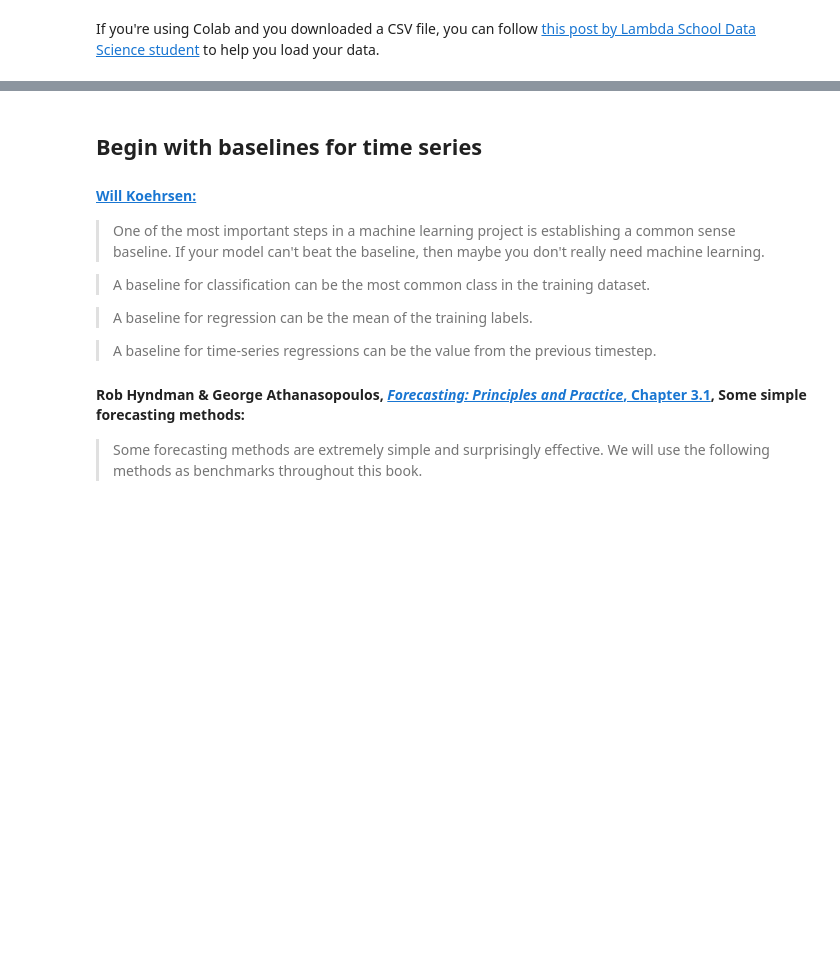
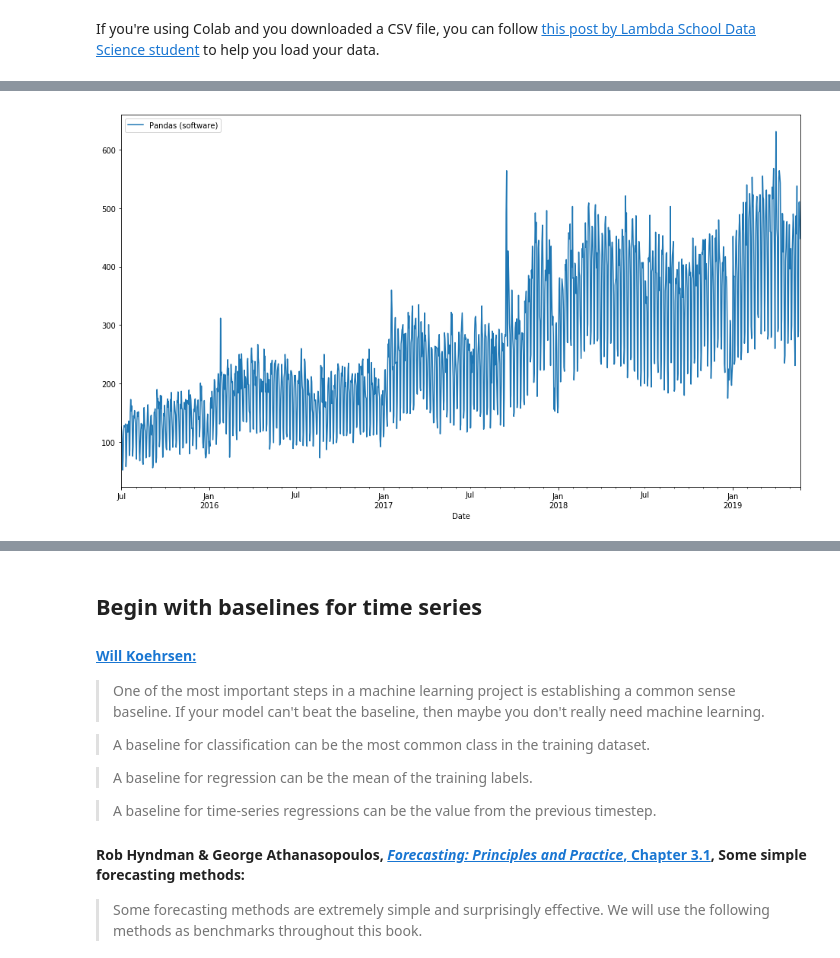
Before and after one commit to bloominstituteoftechnology/DS-Unit-2-Regression-1, a Jupyter notebook: module1-making-forecasts/making_forecasts_lesson.ipynb, the cells around one changed output, grey strips where cells are left out. Cells and saved outputs as stored; diff of their text form; code cells hidden in the pictures; blank space fills up the shorter version.

```diff
--- a/module1-making-forecasts/making_forecasts_lesson.ipynb
+++ b/module1-making-forecasts/making_forecasts_lesson.ipynb
@@ -23,0 +31,4 @@ If you're using Colab and you downloaded a CSV file, you can follow [this post b
+# %%
+import pandas as pd
+df = pd.read_csv('pageviews-20150701-20190523.csv')
+df.shape
@@ -23,0 +55,7 @@ If you're using Colab and you downloaded a CSV file, you can follow [this post b
+# %%
+df['Date'] = pd.to_datetime(df['Date'])
+df = df.set_index('Date')
+# %%
+df.plot(figsize=(16,9));
+# %% [output]
+[figure, added]
```
Also changed, not shown: parts of 16 cells of this notebook, 1 other file.
